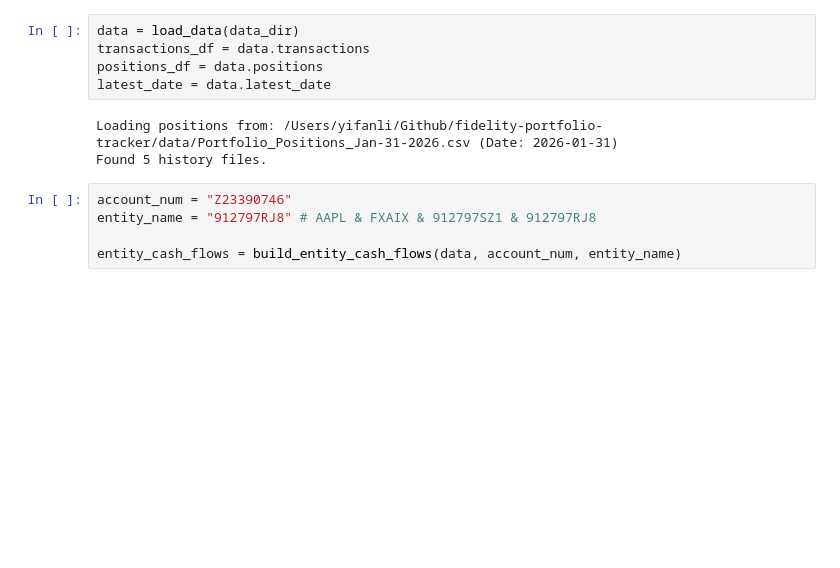
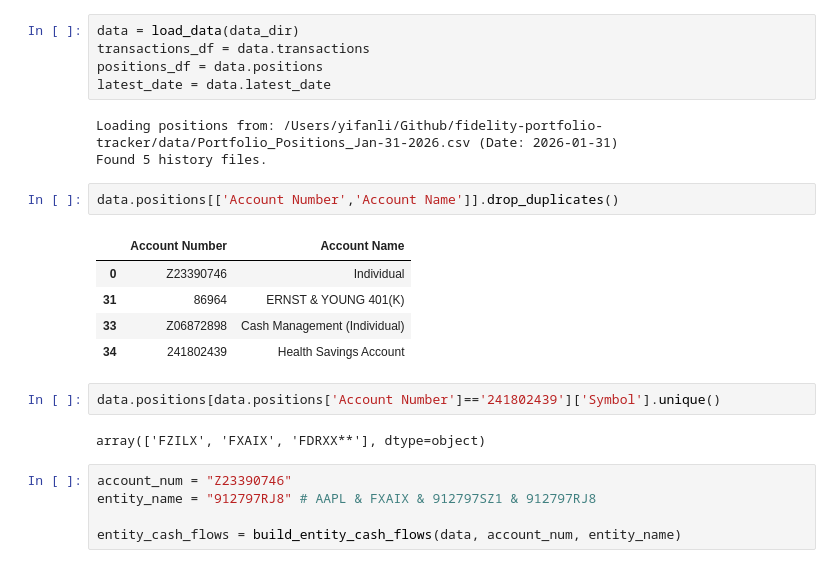
Before and after one commit to yifan-lee/fidelity-portfolio-tracker, a Jupyter notebook: scripts/DEV.ipynb, the cells around one changed output. Cells and saved outputs as stored; diff of their text form; blank space fills up the shorter version.

```diff
--- a/scripts/DEV.ipynb
+++ b/scripts/DEV.ipynb
@@ -383,6 +396,18 @@ latest_date = data.latest_date
 # %% [output]
 Loading positions from: /Users/yifanli/Github/fidelity-portfolio-tracker/data/Portfolio_Positions_Jan-31-2026.csv (Date: 2026-01-31)
 Found 5 history files.
+# %%
+data.positions[['Account Number','Account Name']].drop_duplicates()
+# %% [output]
+|  | Account Number | Account Name |
+| 0 | Z23390746 | Individual |
+| 31 | 86964 | ERNST & YOUNG 401(K) |
+| 33 | Z06872898 | Cash Management (Individual) |
+| 34 | 241802439 | Health Savings Account |
+# %%
+data.positions[data.positions['Account Number']=='241802439']['Symbol'].unique()
+# %% [output]
+array(['FZILX', 'FXAIX', 'FDRXX**'], dtype=object)
 # %%
 account_num = "Z23390746"
 entity_name = "912797RJ8" # AAPL & FXAIX & 912797SZ1 & 912797RJ8
```
Also changed, not shown: parts of 1 cell of this notebook, 2 other files.
